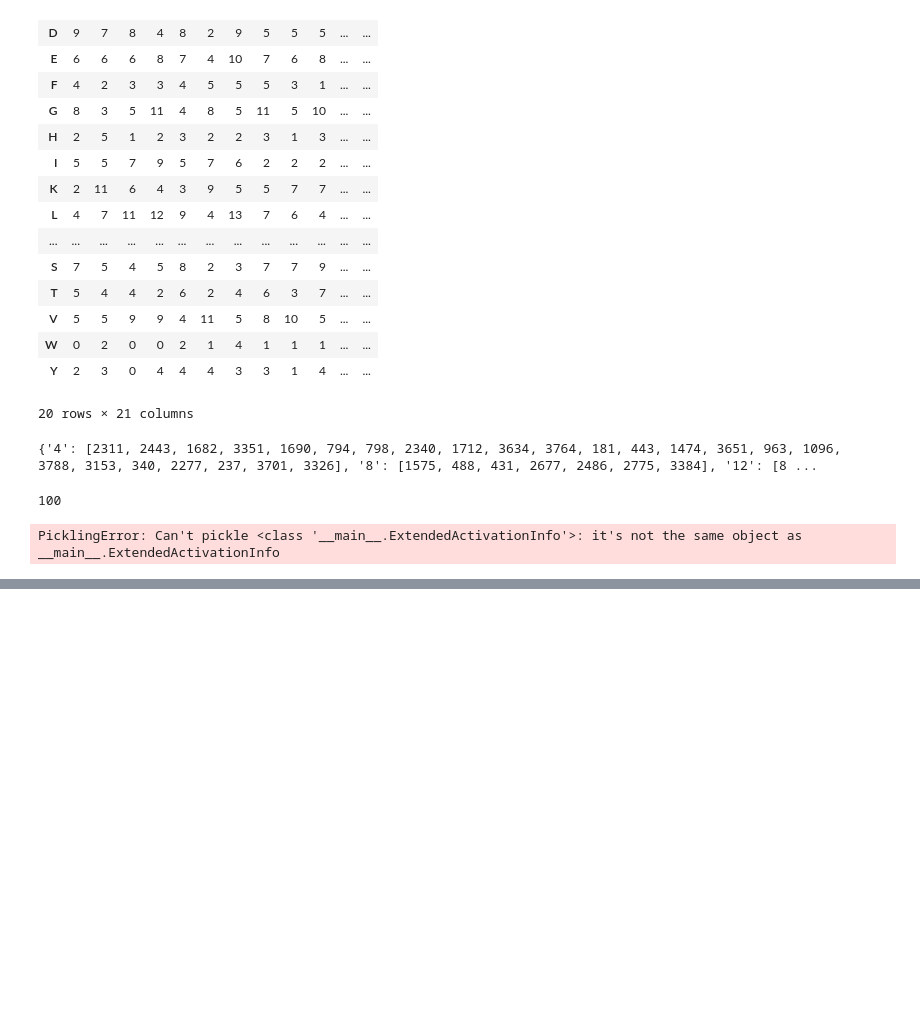
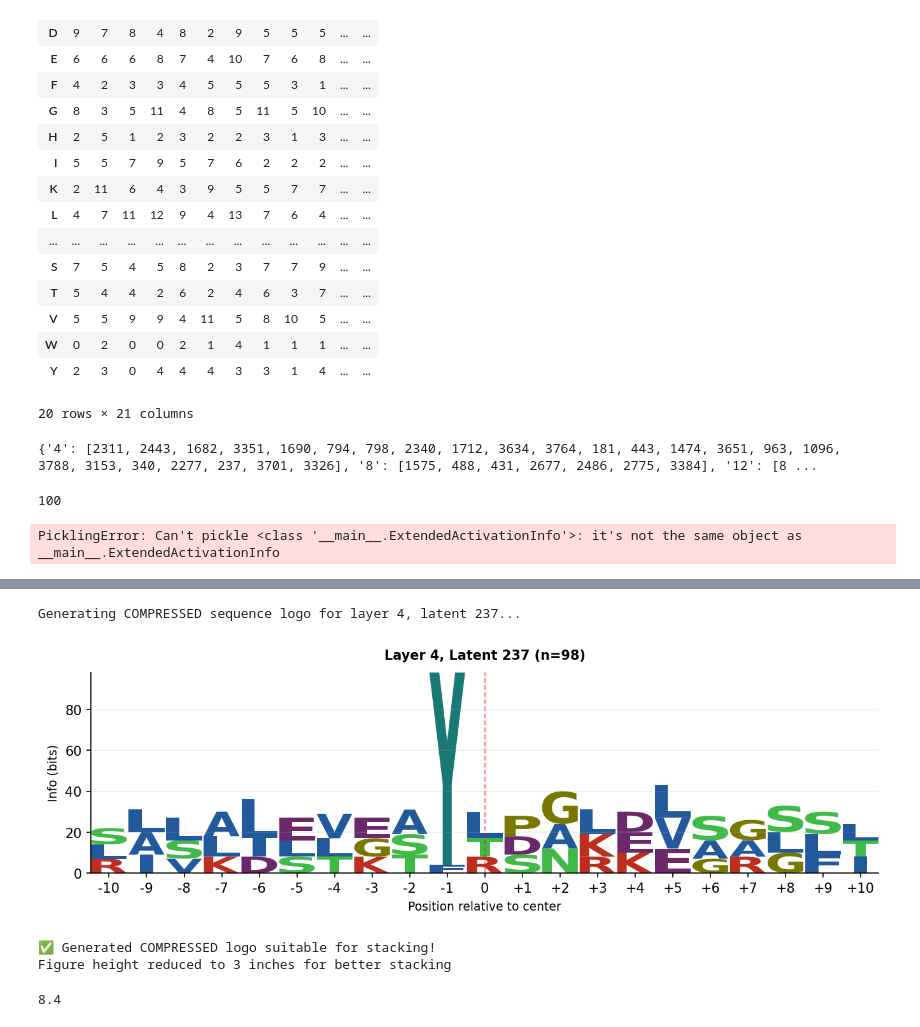
Before and after one commit to NainaniJatinZ/plm_circuits, a Jupyter notebook: notebooks/motif_conservation.ipynb, the cells around one changed output, grey strips where cells are left out. Drawn from its saved outputs; the diff is of its cells as text; code cells hidden in the pictures; blank space fills up the shorter version.

```diff
--- a/notebooks/motif_conservation.ipynb
+++ b/notebooks/motif_conservation.ipynb
@@ -994,0 +1288,78 @@ PicklingError: Can't pickle <class '__main__.ExtendedActivationInfo'>: it's not
+# %%
+# Generate compressed sequence logo suitable for stacking in research papers
+import matplotlib.pyplot as plt
+import logomaker
+
+if target_count_matrix is not None and not target_count_matrix.empty:
+    print(f"Generating COMPRESSED sequence logo for layer {target_layer}, latent {target_latent}...")
+
+    # -----------------------------------------------------------------------
+    # Prepare data for logomaker (same as before)
+    # -----------------------------------------------------------------------
+    logo_df = target_count_matrix.T
+    logo_df.index.name = 'pos'
+    aa_cols = list('ACDEFGHIKLMNPQRSTVWY')
+    logo_df = logo_df.reindex(columns=aa_cols, fill_value=0)
+    seq_len = len(logo_df)
+
+    # -----------------------------------------------------------------------
+    # Generate COMPRESSED plot for stacking
+    # -----------------------------------------------------------------------
+    plt.rcParams['figure.dpi'] = 150
+    plt.rcParams['font.size'] = 10  # Slightly smaller font
+
+    # MUCH shorter figure height for stacking
+    # fig, ax = plt.subplots(figsize=(max(6, seq_len * 0.4), 3))  # Height reduced from 6 to 3
+    fig, ax = plt.subplots(figsize=(9, 3))
+    logomaker.Logo(
+        logo_df,
+        ax=ax,
+        fade_below=0.5,
+        stack_order='big_on_top',
+        color_scheme='NajafabadiEtAl2017'
+    )
+
+    # x‑axis labels = relative positions
+    rel_labels = [f'{i - window_size:+d}' if i != window_size else '0'
+                  for i in range(seq_len)]
+
+    ax.set_xticks(range(seq_len))
+    ax.set_xticklabels(rel_labels)
+    ax.set_xlabel('Position relative to center', fontsize=9)
+    ax.set_ylabel('Info (bits)', fontsize=9)  # Shorter y-label
+
+    # FIX: Use proper newline instead of \\n
+    ax.set_title(
+        f'Layer {target_layer}, Latent {target_latent} (n={len(target_aligned_sequences)})',
+        pad=10, weight='bold', fontsize=10
+    )
+
+    # Smaller, less prominent center line
+    ax.axvline(window_size, color='red', ls='--', lw=1, alpha=.5)
+
+    # Remove the "Activating Residue" text to save space
+
+    ax.spines['top'].set_visible(False)
+    ax.spines['right'].set_visible(False)
+    ax.grid(True, axis='y', alpha=.2)
+
+    # Tighter layout
+    fig.tight_layout()
+    plt.subplots_adjust(top=0.85, bottom=0.15)  # Fine-tune spacing
+
+    plt.show()
+
+    print(f"✅ Generated COMPRESSED logo suitable for stacking!")
+    print(f"Figure height reduced to 3 inches for better stacking")
+
+else:
+    print("❌ No count matrix available!")
+# %% [output]
+Generating COMPRESSED sequence logo for layer 4, latent 237...
+[figure, added]
+✅ Generated COMPRESSED logo suitable for stacking!
+Figure height reduced to 3 inches for better stacking
+# %%
+seq_len * 0.4
+# %% [output]
+8.4
```
Also changed, not shown: parts of 8 cells of this notebook, 59 other files.
